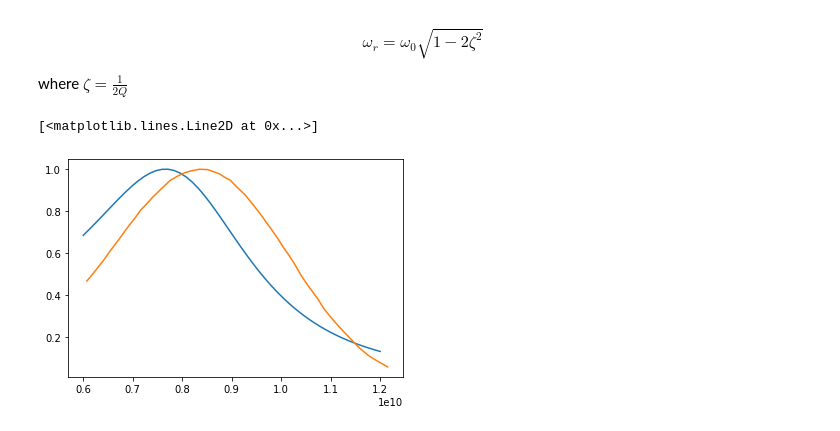
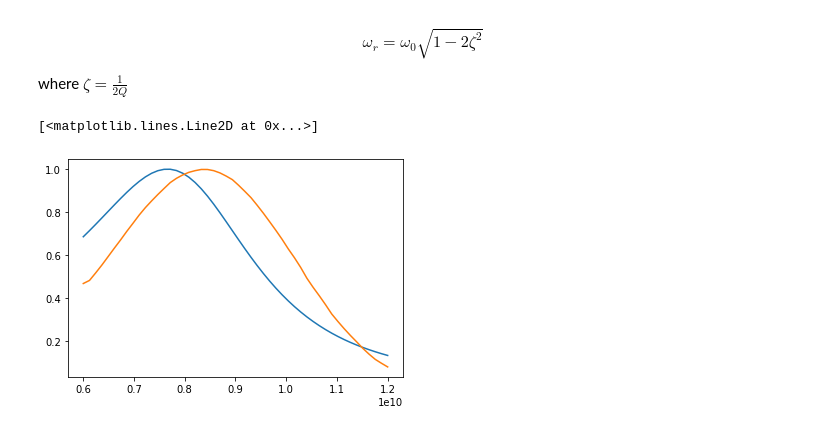
Before and after one commit to 0xDBFB7/covidinator, a Jupyter notebook: documents/extract_distribution.ipynb, the cells around one changed output. Saved outputs shown, nothing was run; the diff lists cells and outputs as text; code cells hidden in the pictures.

```diff
--- a/documents/extract_distribution.ipynb
+++ b/documents/extract_distribution.ipynb
@@ -38,24 +38,27 @@ where $\zeta = \frac{1}{2 Q}$
 # %%
 Q = 1.95
 f_res = 8.22e9
 
 def power_absorption_curve(f_res, Q, frequencies):
     # M and Fmax
     angular_freq_res = 2.0*pi*f_res
     angular_frequencies = 2.0*pi*frequencies
     term_1 = ((angular_freq_res**2.0 - angular_frequencies**2.0)**2.0)
     term_2 = ((angular_freq_res**2.0)/(Q**2.0)) * (angular_frequencies**2.0)
 
     curve = 1/(term_1 + term_2)
     curve = curve / np.max(curve) #normalize
 
 
     return curve
 
 frequencies = np.linspace(6e9, 12e9)
 simple_curve = power_absorption_curve(f_res, Q, frequencies)
 plt.plot(frequencies,simple_curve)
-plt.plot(curve[:,0],curve[:,1])
+
+interp_Yang_curve = np.interp(frequencies, curve[:,0], curve[:,1]) # linterp the hand-drawn points to match up with the freqs
+
+plt.plot(frequencies,interp_Yang_curve)
 # %% [output]
 [<matplotlib.lines.Line2D at 0x...>]
-[figure, old version]
+[figure, new version]
```
Also changed, not shown: parts of 6 cells of this notebook, 6 other files.
